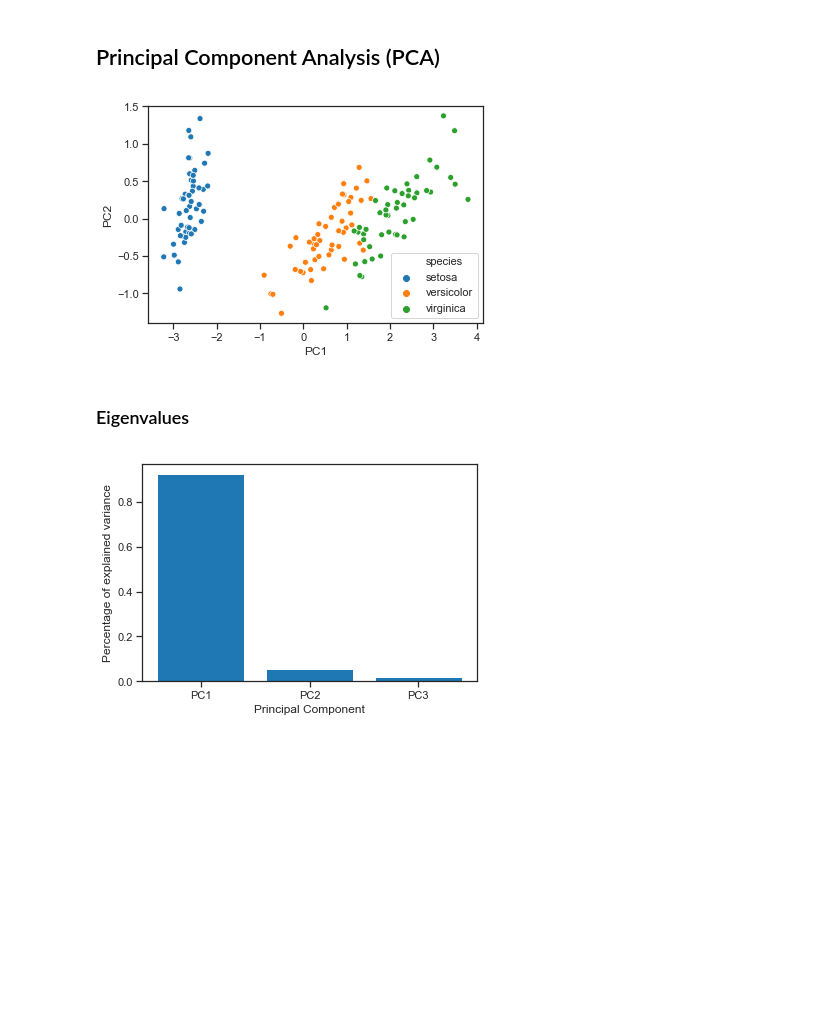
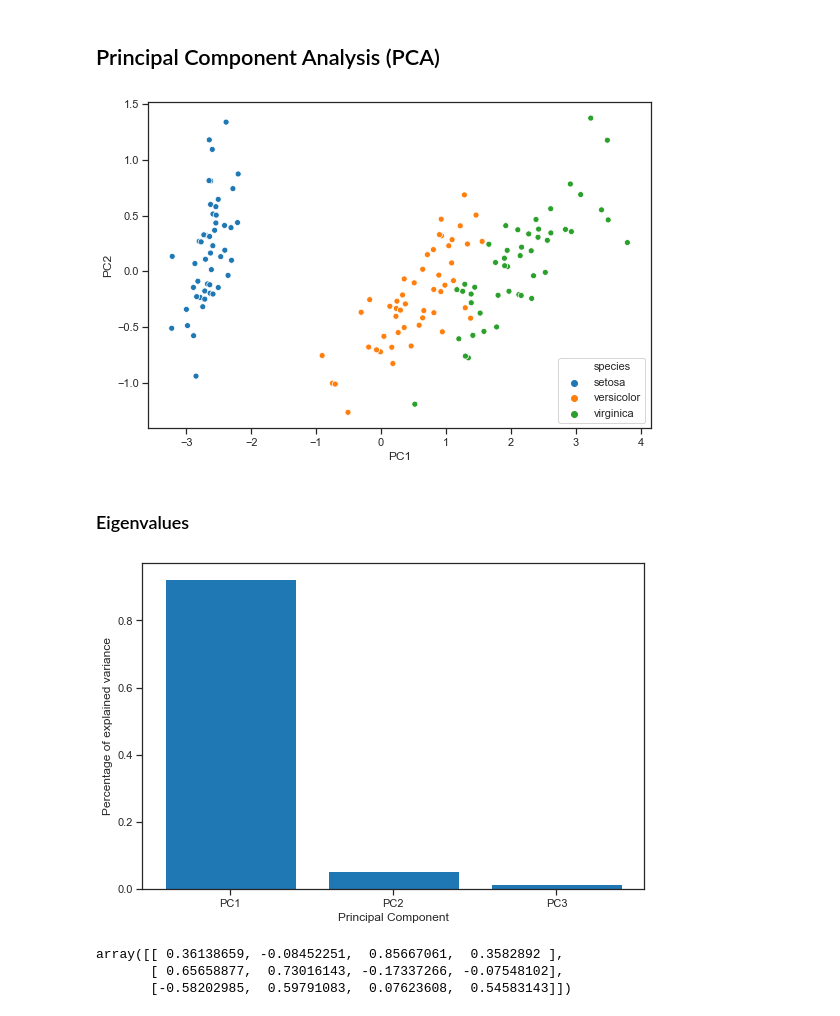
Before and after one commit to marius-mather/lessons-mlpy, a Jupyter notebook: _episodes_rmd/90-Unsupervised.ipynb, the cells around one changed output. Cells and saved outputs as stored; diff of their text form; code cells hidden in the pictures; blank space fills up the shorter version.

```diff
--- a/_episodes_rmd/90-Unsupervised.ipynb
+++ b/_episodes_rmd/90-Unsupervised.ipynb
@@ -227,24 +230,28 @@ iris_pca = PCA(n_components=nPCs).fit(iris_features)
 iris_reduced = iris_pca.fit_transform(iris_features)
 # %%
 iris_PC_df = pd.DataFrame(iris_reduced, columns = PCnames)
-_ = sns.scatterplot(x='PC1',y='PC2', data=iris_PC_df, hue=iris_target)
+sns.scatterplot(x='PC1',y='PC2', data=iris_PC_df, hue=iris_target);
 # %% [output]
-[figure, old version]
+[figure, new version]
 # %% [markdown]
 ### Eigenvalues
 # %%
 iris_eig = iris_pca.explained_variance_ratio_
 
 x = np.arange(nPCs)
 fig, ax = plt.subplots()
 plt.bar(x, iris_eig)
 plt.ylabel('Percentage of explained variance')
 plt.xlabel('Principal Component')
 plt.xticks(x, PCnames)
-_ = plt.show()
+plt.show();
 # %% [output]
-[figure, old version]
+[figure, new version]
 # %%
 iris_comp = iris_pca.components_
-#print(iris_comp)
+iris_comp
+# %% [output]
+array([[ 0.36138659, -0.08452251,  0.85667061,  0.3582892 ],
+       [ 0.65658877,  0.73016143, -0.17337266, -0.07548102],
+       [-0.58202985,  0.59791083,  0.07623608,  0.54583143]])
 # %%
```
Also changed, not shown: parts of 13 cells of this notebook.
